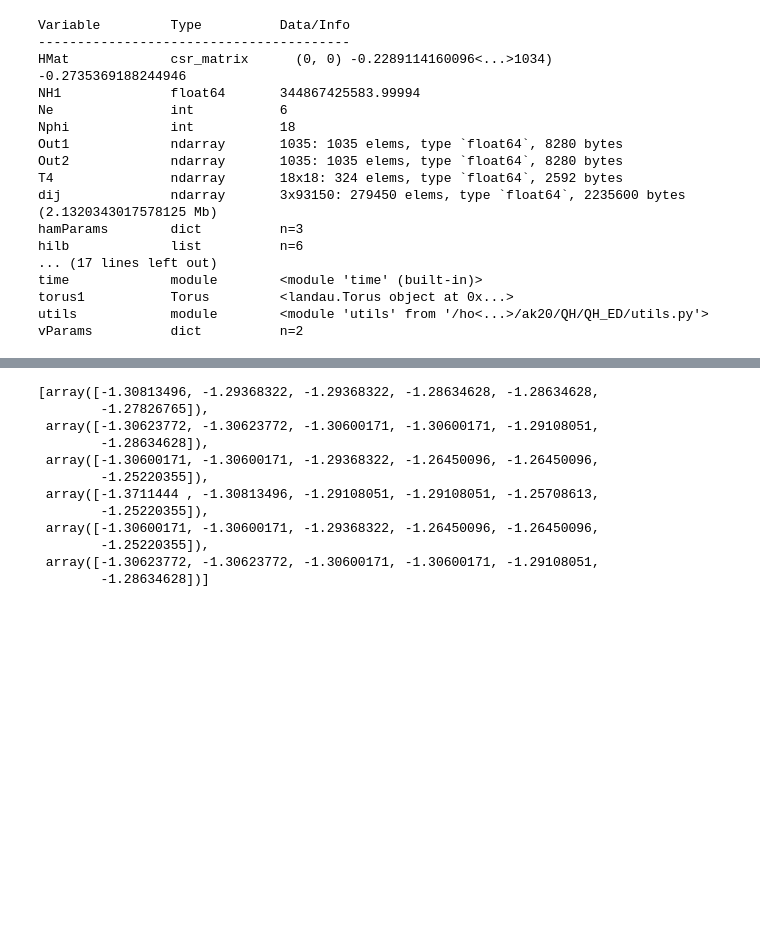
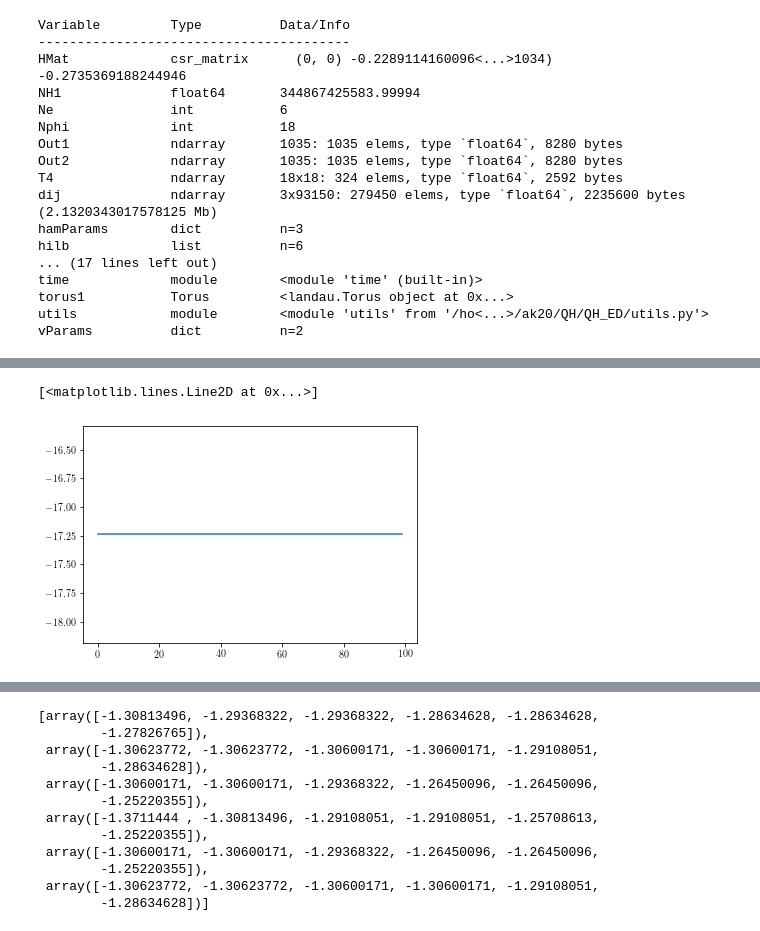
Before and after one commit to akshaykri/QH_ED, a Jupyter notebook: QH_ED1.ipynb, the cells around one changed output, grey strips where cells are left out. Saved outputs shown, nothing was run; the diff lists cells and outputs as text; code cells hidden in the pictures; blank space fills up the shorter version.

```diff
--- a/QH_ED1.ipynb
+++ b/QH_ED1.ipynb
@@ -532,0 +580,8 @@ vParams          dict          n=2
+# %%
+peep = np.sort(np.log10(np.abs(HMat.data)))[::-1]
+# %%
+f, ax = plt.subplots()
+ax.plot(peep[38_242_400:38_242_500])
+# %% [output]
+[<matplotlib.lines.Line2D at 0x...>]
+[figure, added]
```
Also changed, not shown: parts of 10 cells of this notebook, 1 other file.
